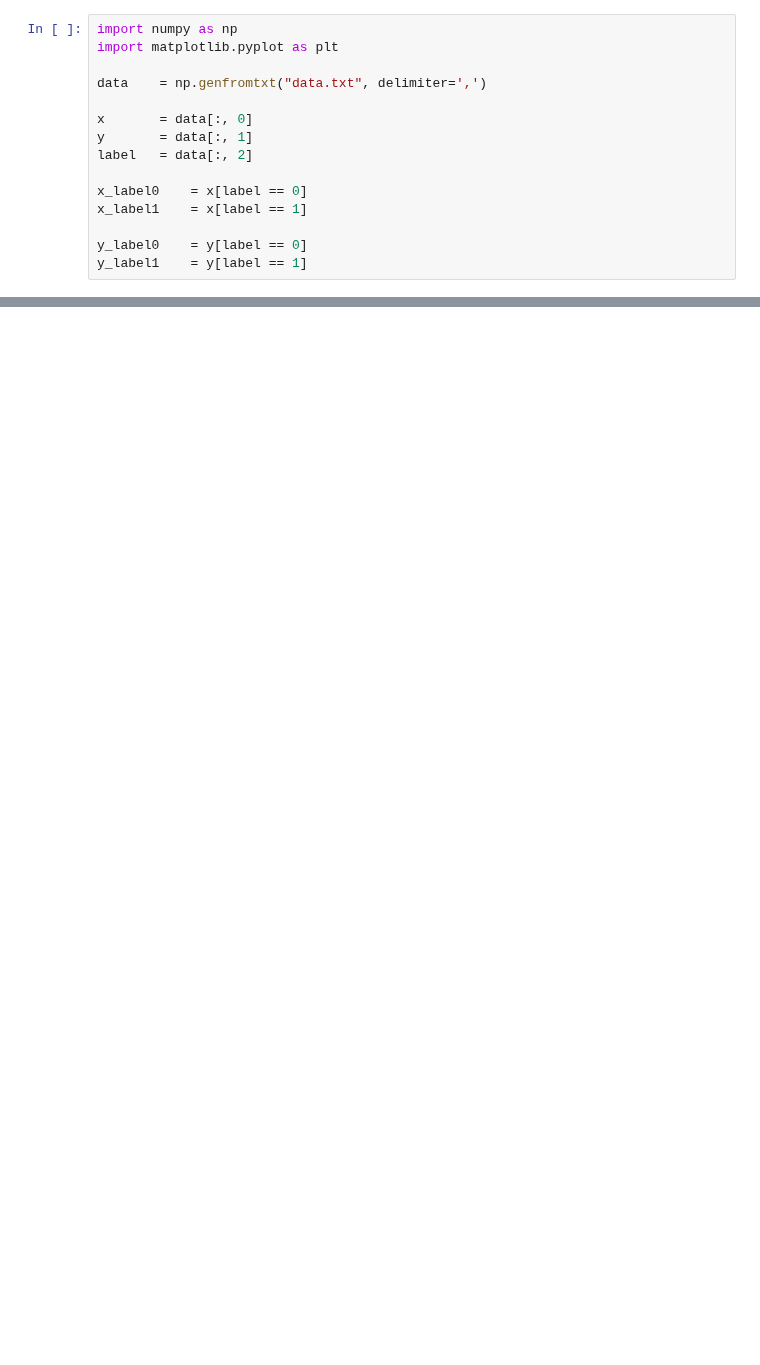
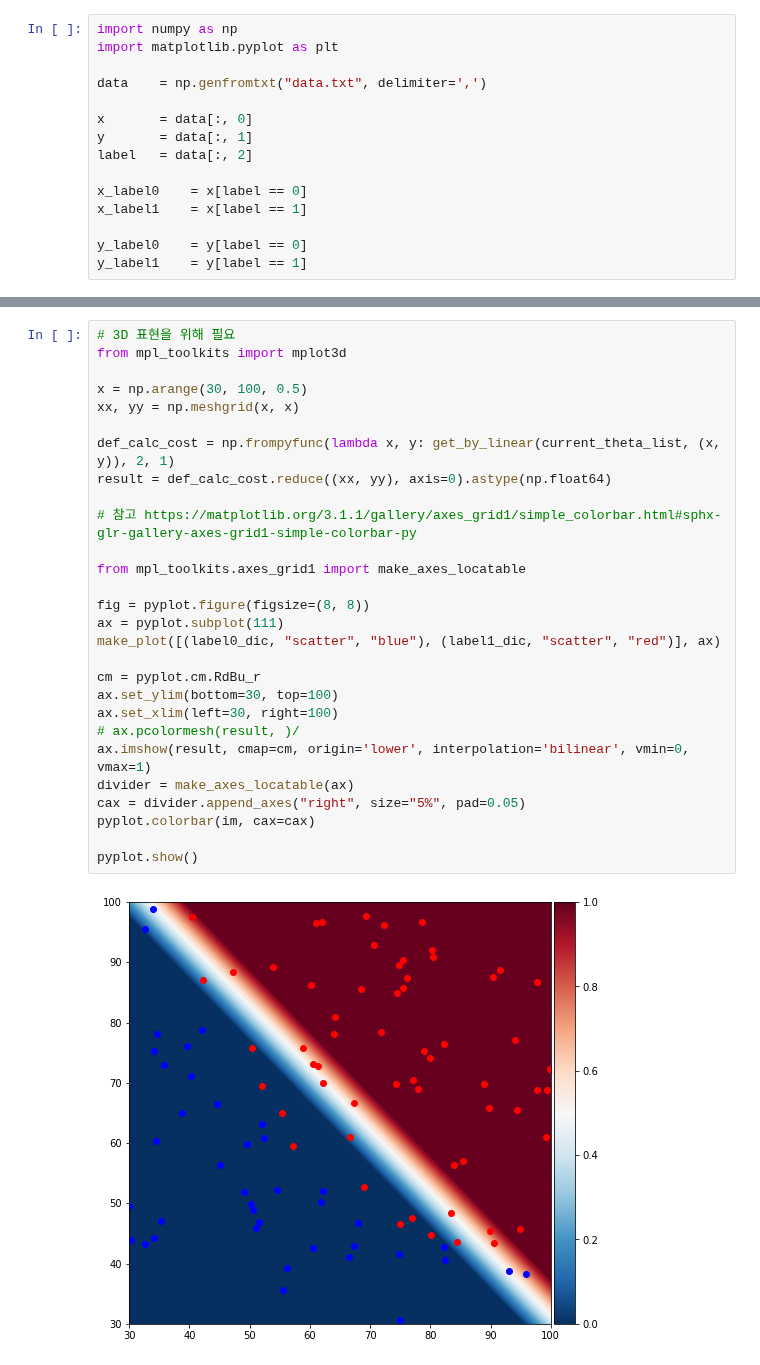
Before and after one commit to pula39/ml-assignment, a Jupyter notebook: ml_assignment5.ipynb, the cells around one changed output, grey strips where cells are left out. Drawn from its saved outputs; the diff is of its cells as text; blank space fills up the shorter version.

```diff
--- a/ml_assignment5.ipynb
+++ b/ml_assignment5.ipynb
@@ -187,0 +202,30 @@ make_plot([(step_count_to_energy_value, "plot", "blue")])
+# %%
+# 3D 표현을 위해 필요
+from mpl_toolkits import mplot3d
+
+x = np.arange(30, 100, 0.5)
+xx, yy = np.meshgrid(x, x)
+
+def_calc_cost = np.frompyfunc(lambda x, y: get_by_linear(current_theta_list, (x, y)), 2, 1)
+result = def_calc_cost.reduce((xx, yy), axis=0).astype(np.float64)
+
+# 참고 https://matplotlib.org/3.1.1/gallery/axes_grid1/simple_colorbar.html#sphx-glr-gallery-axes-grid1-simple-colorbar-py
+
+from mpl_toolkits.axes_grid1 import make_axes_locatable
+
+fig = pyplot.figure(figsize=(8, 8))
+ax = pyplot.subplot(111)
+make_plot([(label0_dic, "scatter", "blue"), (label1_dic, "scatter", "red")], ax)
+
+cm = pyplot.cm.RdBu_r
+ax.set_ylim(bottom=30, top=100)
+ax.set_xlim(left=30, right=100)
+# ax.pcolormesh(result, )/
+ax.imshow(result, cmap=cm, origin='lower', interpolation='bilinear', vmin=0, vmax=1)
+divider = make_axes_locatable(ax)
+cax = divider.append_axes("right", size="5%", pad=0.05)
+pyplot.colorbar(im, cax=cax)
+
+pyplot.show()
+# %% [output]
+[figure, added]
```
Also changed, not shown: parts of 6 cells of this notebook.
